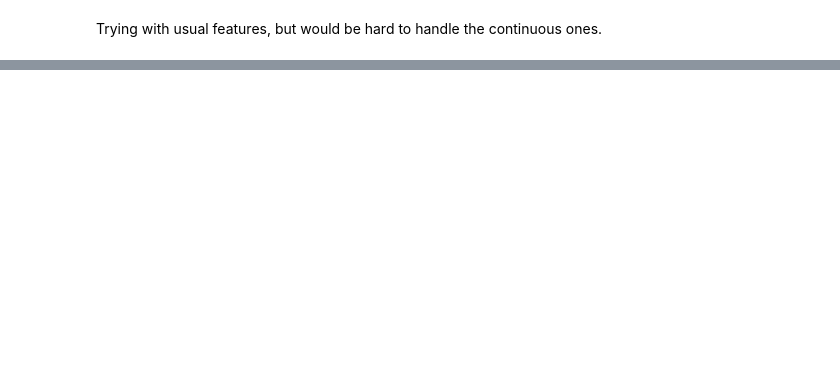
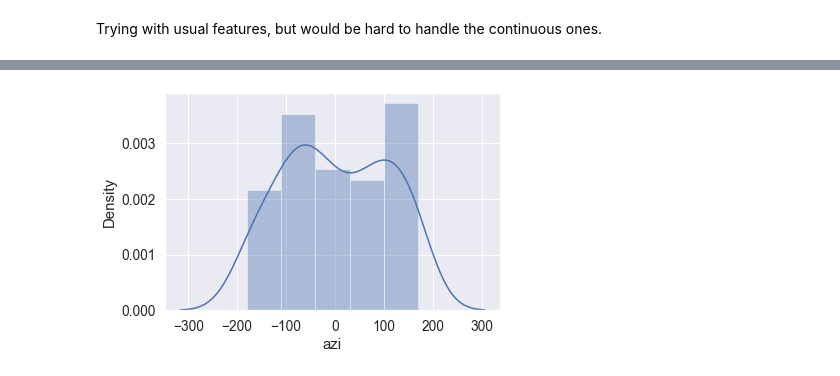
Before and after one commit to ImolaFodor/PML-final, a Jupyter notebook: sound_prj.ipynb, the cells around one changed output, grey strips where cells are left out. Saved outputs shown, nothing was run; the diff lists cells and outputs as text; code cells hidden in the pictures; blank space fills up the shorter version.

```diff
--- a/sound_prj.ipynb
+++ b/sound_prj.ipynb
@@ -243,0 +315,5 @@ source
+# %%
+# fdata = genfromtxt('features_73x30.csv', delimiter=',')[1:74]
+# fnames = pd.read_csv('features_73x30.csv', nrows=1).columns.tolist()
+df_train = pd.read_csv('data_73x30.csv')
+df_train.columns
@@ -243,0 +328,3 @@ source
+# %%
+df_train = df_train.drop(['durt0'], axis=1)
+df_train['azi'].describe()
@@ -243,0 +341,6 @@ source
+# %%
+import seaborn as sns
+
+sns.distplot(df_train['azi']);
+# %% [output]
+[figure, added]
```
Also changed, not shown: parts of 44 cells of this notebook.
